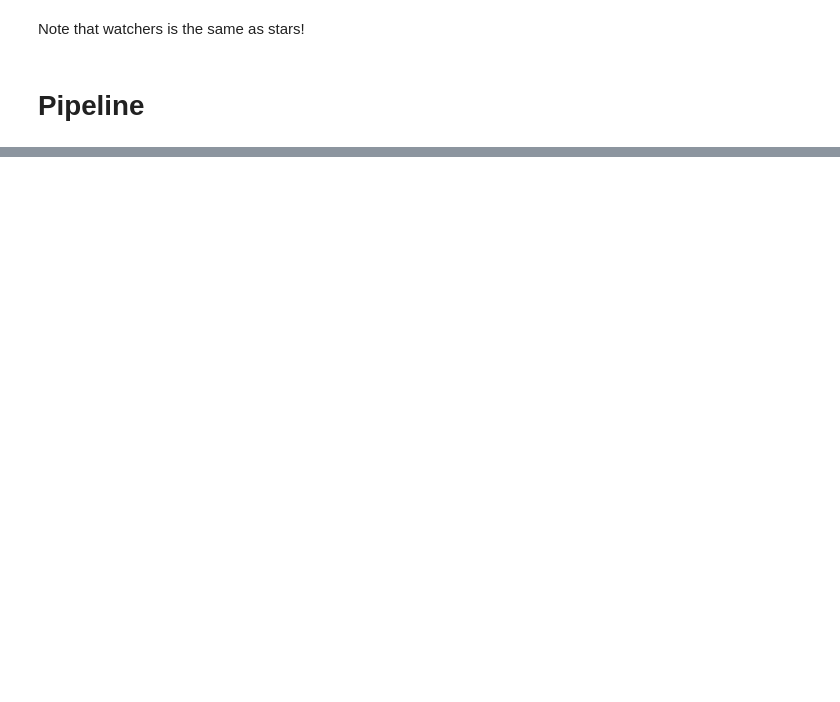
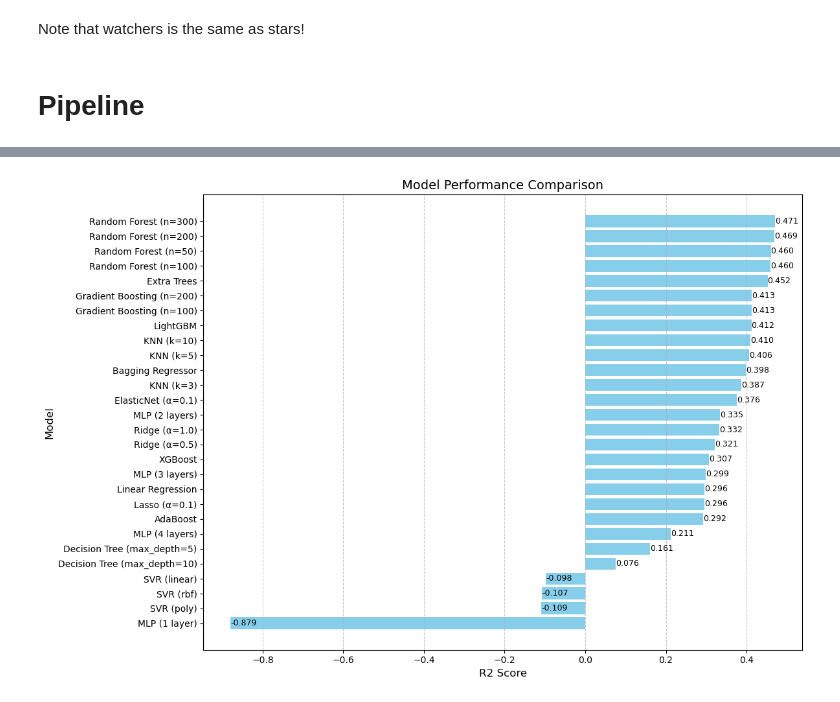
Before and after one commit to alireza1420/stargazer-prediction-pipeline, a Jupyter notebook: Model Training/data preprocessing + model training.ipynb, the cells around one changed output, grey strips where cells are left out. Cells and saved outputs as stored; diff of their text form; code cells hidden in the pictures; blank space fills up the shorter version.

```diff
--- a/Model Training/data preprocessing + model training.ipynb
+++ b/Model Training/data preprocessing + model training.ipynb
@@ -385,0 +640,5 @@ visualize_results(results_df)
+# %%
+# delete 'project_age'
+visualize_results_cv(results_df_cv)
+# %% [output]
+[figure, added]
```
Also changed, not shown: parts of 15 cells of this notebook, 5 other files.
